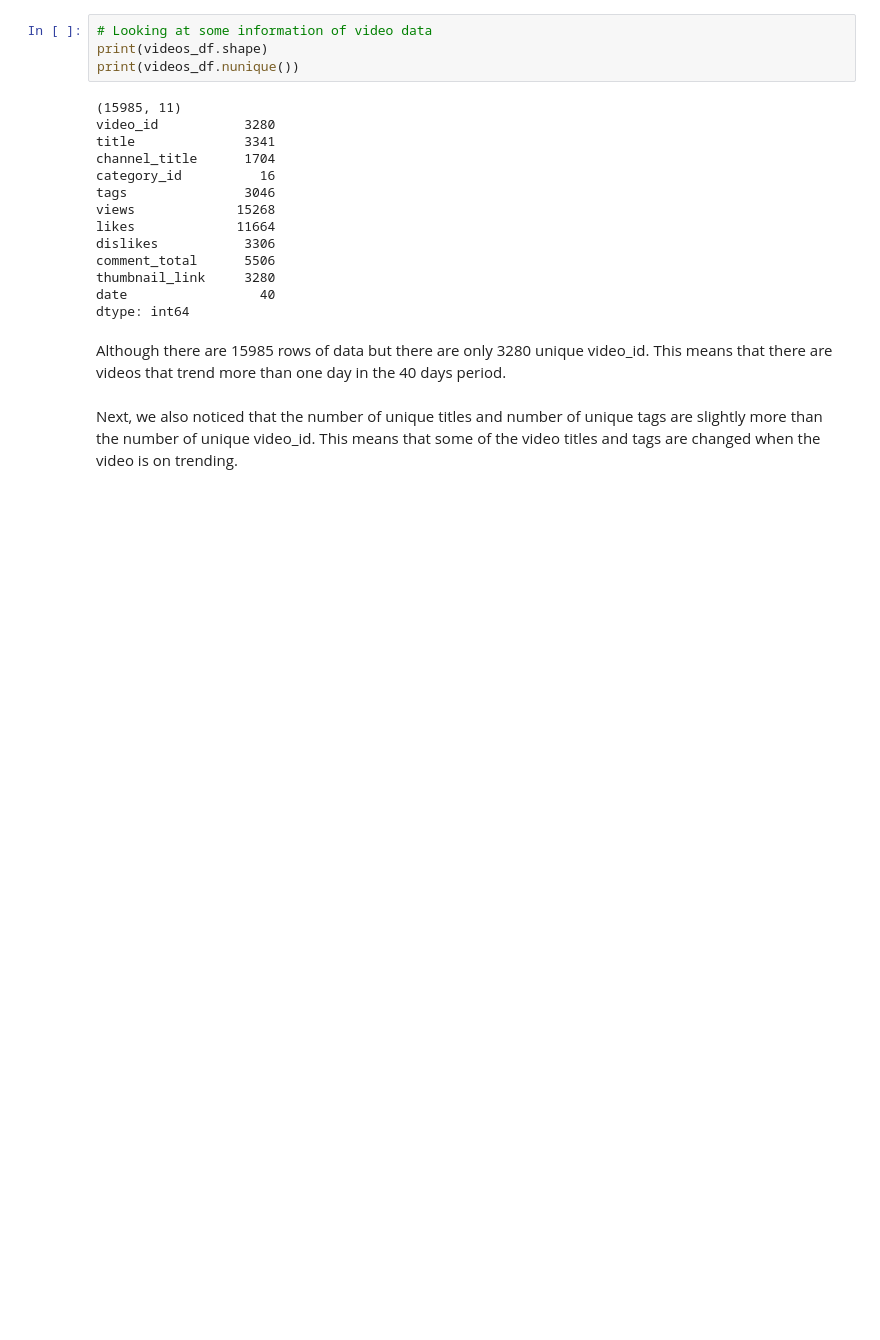
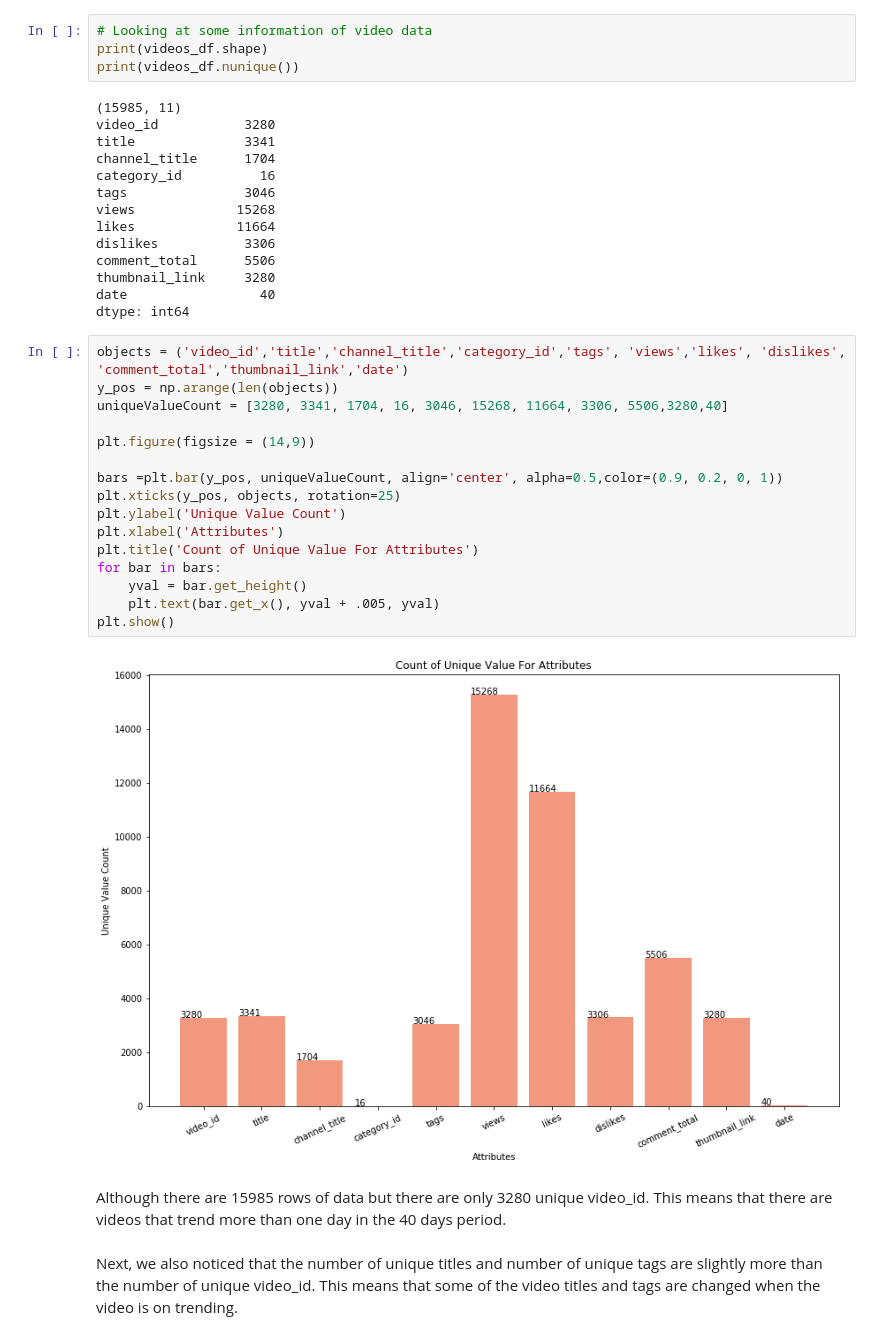
Before and after one commit to nwwnw-dam/Youtube-Data-Analysis, a Jupyter notebook: 1 - EDA.ipynb, the cells around one changed output. Saved outputs shown, nothing was run; the diff lists cells and outputs as text; blank space fills up the shorter version.

```diff
--- a/1 - EDA.ipynb
+++ b/1 - EDA.ipynb
@@ -217,6 +216,24 @@ comment_total      5506
 thumbnail_link     3280
 date                 40
 dtype: int64
+# %%
+objects = ('video_id','title','channel_title','category_id','tags', 'views','likes', 'dislikes', 'comment_total','thumbnail_link','date')
+y_pos = np.arange(len(objects))
+uniqueValueCount = [3280, 3341, 1704, 16, 3046, 15268, 11664, 3306, 5506,3280,40]
+
+plt.figure(figsize = (14,9))
+
+bars =plt.bar(y_pos, uniqueValueCount, align='center', alpha=0.5,color=(0.9, 0.2, 0, 1))
+plt.xticks(y_pos, objects, rotation=25)
+plt.ylabel('Unique Value Count')
+plt.xlabel('Attributes')
+plt.title('Count of Unique Value For Attributes')
+for bar in bars:
+    yval = bar.get_height()
+    plt.text(bar.get_x(), yval + .005, yval)
+plt.show()
+# %% [output]
+[figure, added]
 # %% [markdown]
 Although there are 15985 rows of data but there are only 3280 unique video_id. This means that there are videos that trend more than one day in the 40 days period.
 # %% [markdown]
```
Also changed, not shown: parts of 11 cells of this notebook, 2 other files.
